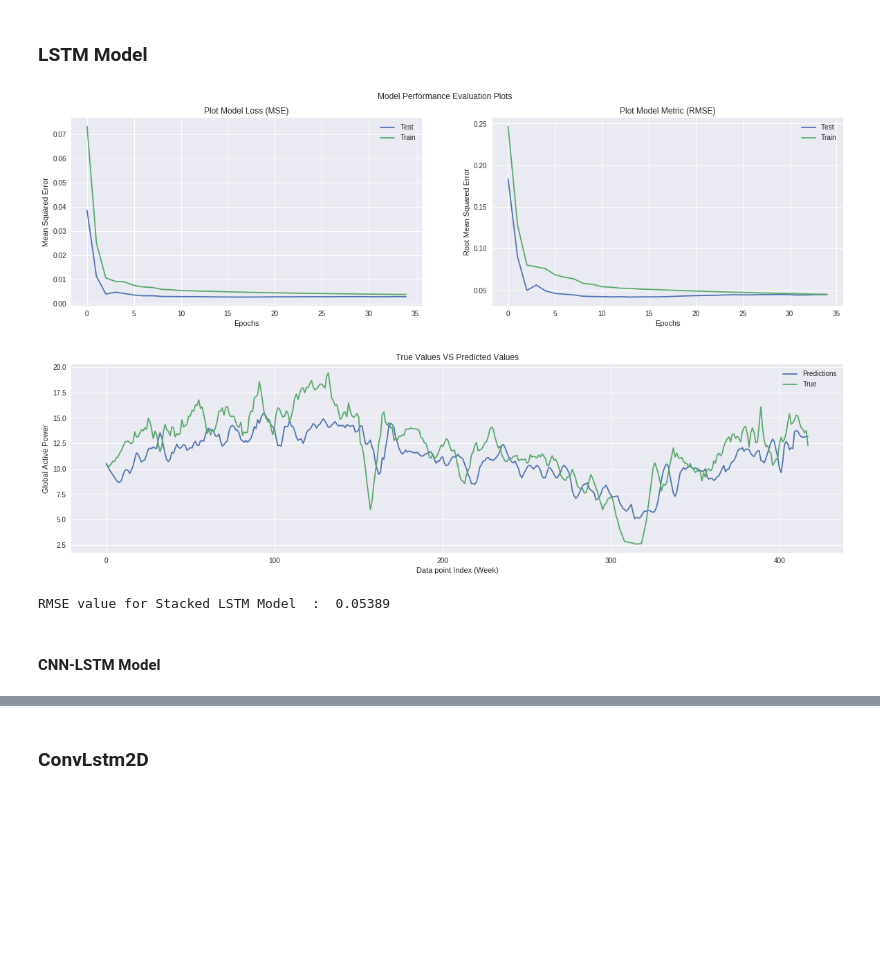
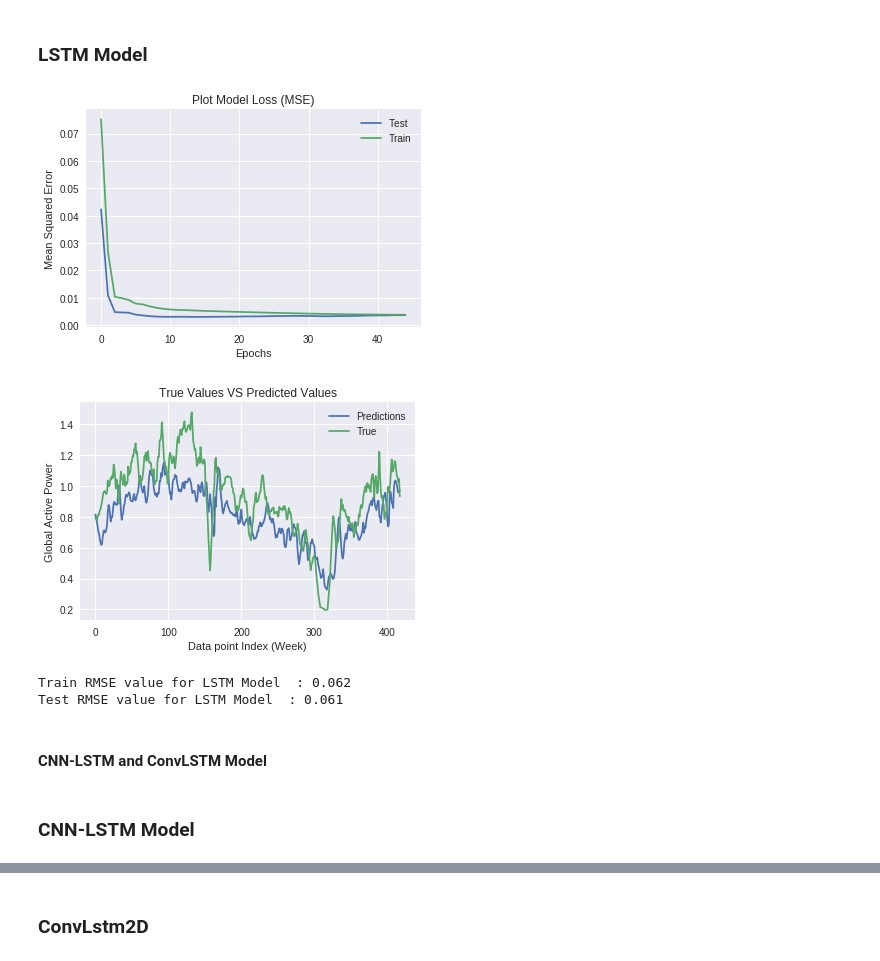
Before and after one commit to iam-armanahmed/household-electric-power-consumption, a Jupyter notebook: EDA_and_Model.ipynb, the cells around one changed output, grey strips where cells are left out. Cells and saved outputs as stored; diff of their text form; code cells hidden in the pictures; blank space fills up the shorter version.

```diff
--- a/EDA_and_Model.ipynb
+++ b/EDA_and_Model.ipynb
@@ -662,34 +645,44 @@ RMSE value for CNN Model  : 0.05554
 # %% [markdown]
 ### LSTM Model
 # %%
-# Define model
-lstm_model = Sequential()
-lstm_model.add(LSTM(100, activation='relu', input_shape=(X_train.shape[1], X_train.shape[2]), return_sequences=True))
-lstm_model.add(LSTM(80, activation='relu',  return_sequences=True))
-lstm_model.add(LSTM(50, activation='relu'))
-lstm_model.add(Dense(20, activation='relu'))
-lstm_model.add(Dense(1))
+def lstm_mdl(X_train,  Y_train, X_test, Y_test):
 
-# Compile Model
-lstm_model.compile(optimizer='adam', loss ='mean_squared_error', metrics=[model_rmse])
+    # Define model
+    lstm_model = Sequential()
+    lstm_model.add(LSTM(100, activation='relu', input_shape=(X_train.shape[1], X_train.shape[2]), return_sequences=True))
+    lstm_model.add(LSTM(80, activation='relu',  return_sequences=True))
+    lstm_model.add(LSTM(50, activation='relu', return_sequences=True))
+    lstm_model.add(LSTM(20, activation='relu'))
+    lstm_model.add(Dense(20, activation='relu'))
+    lstm_model.add(Dense(1))
 
-# Fit the model
-history = lstm_model.fit(X_train, Y_train, batch_size=128, validation_data=(X_test, Y_test), epochs=35, verbose=0, shuffle=False)
+    # Compile Model
+    lstm_model.compile(optimizer='adam', loss ='mean_squared_error')
 
-# Plot model history
-plot_model_performance(history, 'LSTM-Model')
+    # Fit the model
+    history = lstm_model.fit(X_train, Y_train, batch_size=100, validation_data=(X_test, Y_test), epochs=45, verbose=0, shuffle=False)
 
-# Plot Model predictions vs True values
-plot_pred_vs_true(lstm_model.predict(X_test) / scaler.scale_[-1], Y_test / scaler.scale_[-1], 'LSTM-Model')
+    # Plot model history
+    plot_model_performance(history, 'LSTM-Model')
 
-# Evaluate rmse for LSTM
-print('RMSE value for Stacked LSTM Model  :  %.5f '  % compute_rmse(lstm_model.predict(X_test), Y_test))
+    # Plot Model predictions vs True values
+    plot_pred_vs_true(lstm_model.predict(X_test) / scaler.scale_[0], Y_test / scaler.scale_[0], 'LSTM-Model')
+
+    # Evaluate Train rmse for LSTM Model
+    print('Train RMSE value for LSTM Model  : %.3f ' % compute_rmse(lstm_model.predict(X_train), Y_train))
+
+    # Evaluate Test rmse for LSTM Model
+    print('Test RMSE value for LSTM Model  : %.3f ' % compute_rmse(lstm_model.predict(X_test), Y_test))
-# %% [output]
-[figure, removed]
-[figure, removed]
-RMSE value for Stacked LSTM Model  :  0.05389
+# %%
+# LSTM Model
+lstm_mdl(X_train,  Y_train, X_test, Y_test)
+# %% [output]
+[figure, added]
+[figure, added]
+Train RMSE value for LSTM Model  : 0.062
+Test RMSE value for LSTM Model  : 0.061
 # %% [markdown]
-#### CNN-LSTM Model
+#### CNN-LSTM and ConvLSTM Model
 # %%
 def prep_data_cnn_lstm_model(df, rsh_params, mode):
 
@@ -737,4 +730,6 @@ def prep_data_cnn_lstm_model(df, rsh_params, mode):
 reshape_params = { 'cnn-lstm' : { 'sub_sequences' : 7, 'timesteps' : 1, 'features' : 7 },
                   'convlstm2d' : { 'sub_sequences' : 7, 'rows' :1,  'cols' : 1, 'features' : 7 }
                 }
+# %% [markdown]
+### CNN-LSTM Model
 # %%
```
Also changed, not shown: parts of 11 cells of this notebook.
